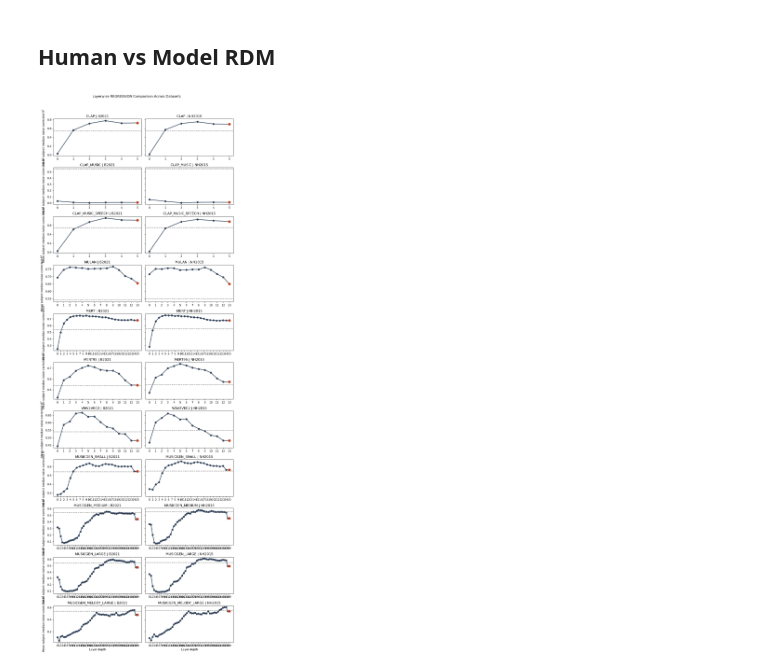
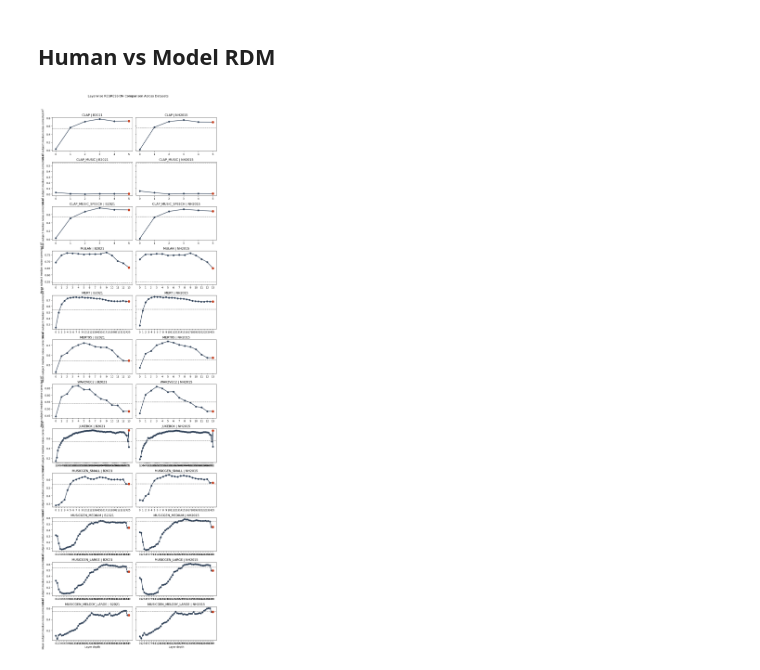
Before and after one commit to Hyunjae-Kim/music-brain-alignment, a Jupyter notebook: natural_sound_align/summary_figure_save.ipynb, the cells around one changed output. Cells and saved outputs as stored; diff of their text form; code cells hidden in the pictures.

Commit message:
add_jukebox_natural_complete

```diff
--- a/natural_sound_align/summary_figure_save.ipynb
+++ b/natural_sound_align/summary_figure_save.ipynb
@@ -221,7 +403,7 @@ elif mode_key == 'rsa':
 else:
     raise ValueError("comparison_mode must be either 'regression' or 'RSA'.")
 
-default_model_order = ['CLAP', 'CLAP_MUSIC', 'CLAP_MUSIC_SPEECH', 'MULAN', 'MERT', 'MERT95', 'WAV2VEC2', 'MUSICGEN_SMALL', 'MUSICGEN_MEDIUM', 'MUSICGEN_LARGE', 'MUSICGEN_MELODY_LARGE']
+default_model_order = ['CLAP', 'CLAP_MUSIC', 'CLAP_MUSIC_SPEECH', 'MULAN', 'MERT', 'MERT95', 'WAV2VEC2', 'JUKEBOX', 'MUSICGEN_SMALL', 'MUSICGEN_MEDIUM', 'MUSICGEN_LARGE', 'MUSICGEN_MELODY_LARGE']
 available_models = [model for model in default_model_order if model in layerwise_table['model_name'].unique()]
 comparison_models = available_models  # replace with a custom list if you want a subset
 
@@ -251,31 +433,31 @@ for row_index, model_name in enumerate(comparison_models):
     for col_index, dataset_name in enumerate(datasets):
         ax = axes[row_index, col_index]
         layerwise = layerwise_table.query("dataset_name == @dataset_name and model_name == @model_name").sort_values('layer_depth').reset_index(drop=True).copy()
         if layerwise.empty:
             ax.set_axis_off()
             continue
         if (layerwise['layer_depth'] < 0).any():
             nonfinal_depths = layerwise.loc[~layerwise['is_final'], 'layer_depth']
             fallback_depth = int(nonfinal_depths.max()) + 1 if len(nonfinal_depths) else 0
             layerwise.loc[layerwise['is_final'], 'layer_depth'] = fallback_depth
 
         ax.plot(layerwise['layer_depth'], layerwise[metric_column], marker='o', color=line_color, linewidth=2)
         final_row = layerwise.query('is_final').iloc[0]
         ax.scatter([final_row['layer_depth']], [final_row[metric_column]], color='#C73E1D', s=70, zorder=3)
 
         baseline_row = layerwise_table.query("dataset_name == @dataset_name and model_name == 'SPECTEMP'")
         if len(baseline_row):
             ax.axhline(float(baseline_row.iloc[0][metric_column]), linestyle='--', color='gray', linewidth=1.5)
 
         ax.set_title(f'{model_name} | {dataset_name}')
         ax.set_xticks(layerwise['layer_depth'])
         if row_index == len(comparison_models) - 1:
             ax.set_xlabel('Layer depth')
         if col_index == 0:
             ax.set_ylabel(y_label)
 
 fig.suptitle(f'Layerwise {comparison_mode.upper()} Comparison Across Datasets', y=1.02)
 fig.tight_layout()
 plt.show()
 # %% [output]
-[figure, old version]
+[figure, new version]
```
Also changed, not shown: parts of 3 cells of this notebook, 21 other files.
